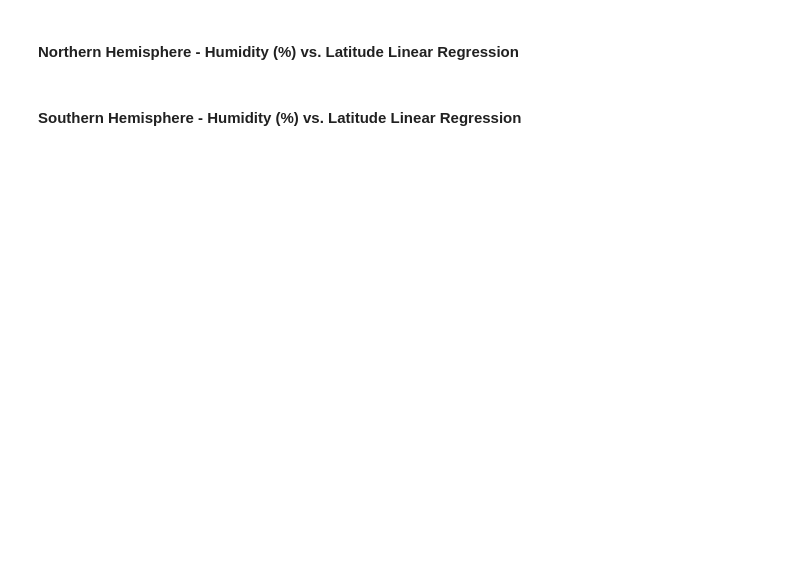
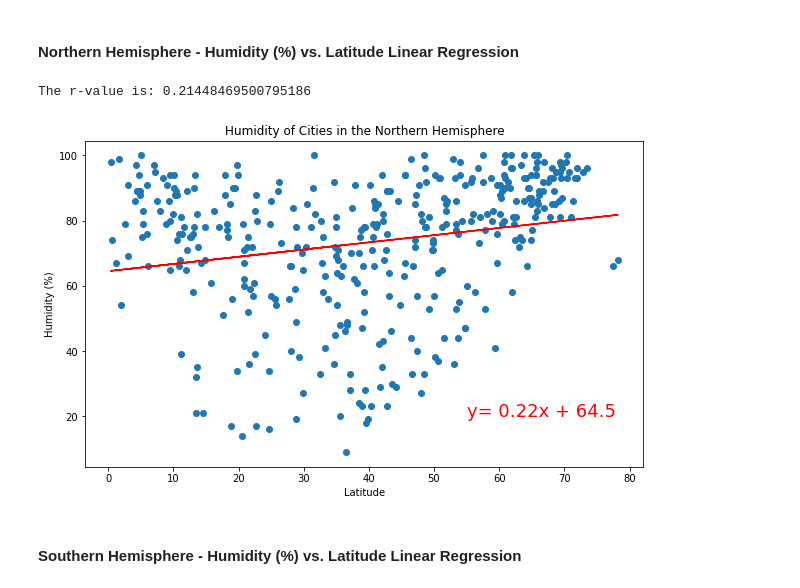
Before and after one commit to meeyoungPH/python-api-challenge, a Jupyter notebook: WeatherPy/WeatherPy.ipynb, the cells around one changed output. Saved outputs shown, nothing was run; the diff lists cells and outputs as text; code cells hidden in the pictures; blank space fills up the shorter version.

```diff
--- a/WeatherPy/WeatherPy.ipynb
+++ b/WeatherPy/WeatherPy.ipynb
@@ -296,4 +383,30 @@ plt.show()
 # %% [markdown]
 ####  Northern Hemisphere - Humidity (%) vs. Latitude Linear Regression
+# %%
+# x and y values
+x = north_df['Lat']
+y = north_df['Humidity']
+
+# r-value
+r=st.pearsonr(x,y)[0],2
+print(f'The r-value is: {r[0]}')
+
+# linear regression model
+
+line = st.linregress(x,y)
+
+y_values = x*line[0]+line[1]
+line_eq = f'y= {str(round(line[0],2))}x + {str(round(line[1],2))}'
+plt.figure(figsize=(10,6))
+plt.scatter(x,y)
+plt.plot(x,y_values,color='red')
+plt.annotate(line_eq,(55,20),fontsize=18,color='red')
+plt.xlabel('Latitude')
+plt.ylabel('Humidity (%)')
+plt.title('Humidity of Cities in the Northern Hemisphere')
+plt.show()
+# %% [output]
+The r-value is: 0.21448469500795186
+[figure, added]
 # %% [markdown]
 ####  Southern Hemisphere - Humidity (%) vs. Latitude Linear Regression
```
Also changed, not shown: parts of 19 cells of this notebook.
